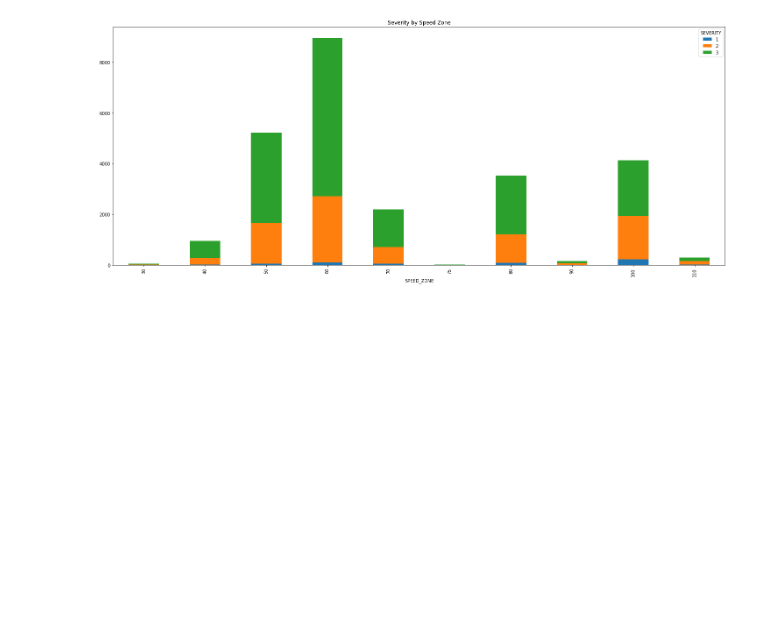
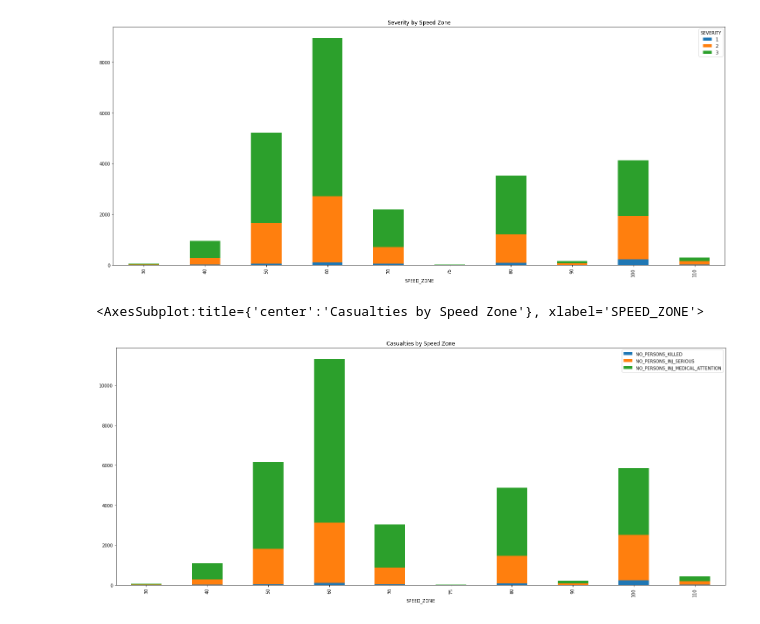
Before and after one commit to parthatulparekh/VIC_Road_Accident, a Jupyter notebook: Road_Accident.ipynb, the cells around one changed output. Cells and saved outputs as stored; diff of their text form; code cells hidden in the pictures; blank space fills up the shorter version.

Commit message:
Casualties Report

```diff
--- a/Road_Accident.ipynb
+++ b/Road_Accident.ipynb
@@ -12,7 +12,7 @@ import numpy as np
 import matplotlib.pyplot as plt
 from datetime import datetime
 # %%
-file_path = "W:/Python/PwC Assignment/Dataset A_BNE - Road Accident Data (1).xlsx"
+file_path = "Dataset A_BNE - Road Accident Data (1).xlsx"
 df = pd.read_excel(file_path, sheet_name=1)
 # %%
 df.head()
@@ -161,3 +161,10 @@ stacked_plot.plot.bar(title='Severity by Speed Zone',stacked=True,figsize=(25,10
 # %% [output]
 <AxesSubplot:title={'center':'Severity by Speed Zone'}, xlabel='SPEED_ZONE'>
 [figure]
+# %%
+df_new2 = df.groupby(['SPEED_ZONE'])['NO_PERSONS_KILLED','NO_PERSONS_INJ_SERIOUS','NO_PERSONS_INJ_MEDICAL_ATTENTION'].sum()
+#stacked_plot = pd.pivot_table(df_new2, index=['SPEED_ZONE'], columns='NO_PERSONS_KILLED',values='NO_PERSONS_KILLED')
+df_new2.plot.bar(title='Casualties by Speed Zone',stacked=True,figsize=(25,10))
+# %% [output]
+<AxesSubplot:title={'center':'Casualties by Speed Zone'}, xlabel='SPEED_ZONE'>
+[figure, added]
```
Also changed, not shown: parts of 2 cells of this notebook.
